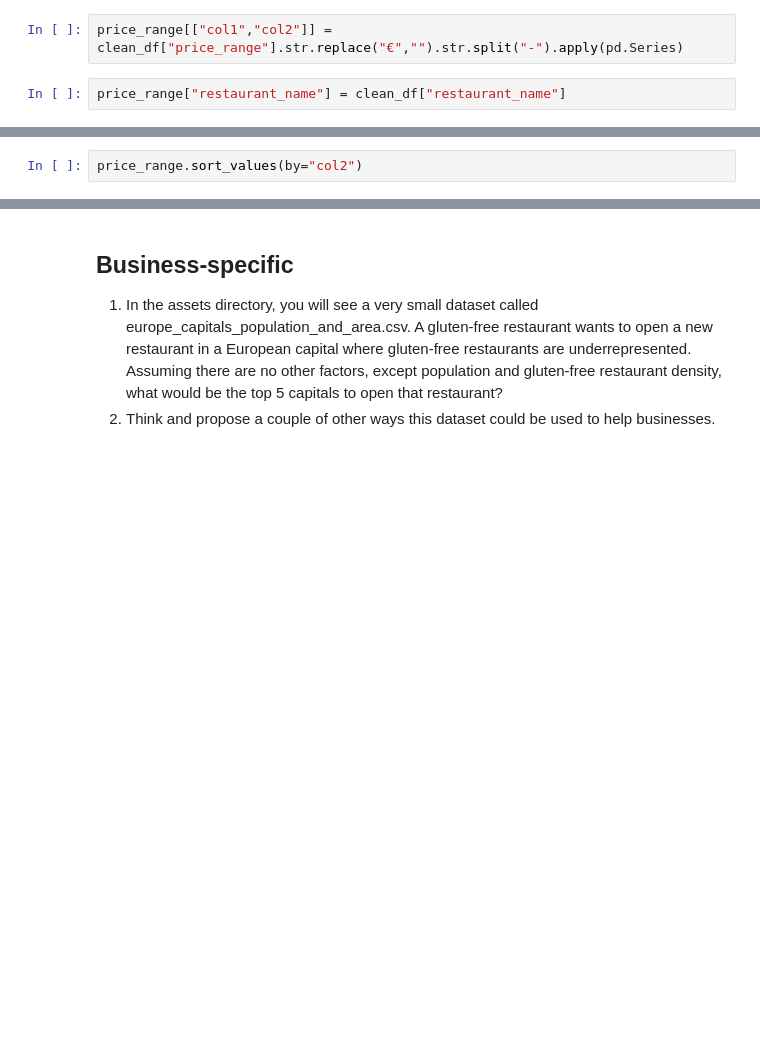
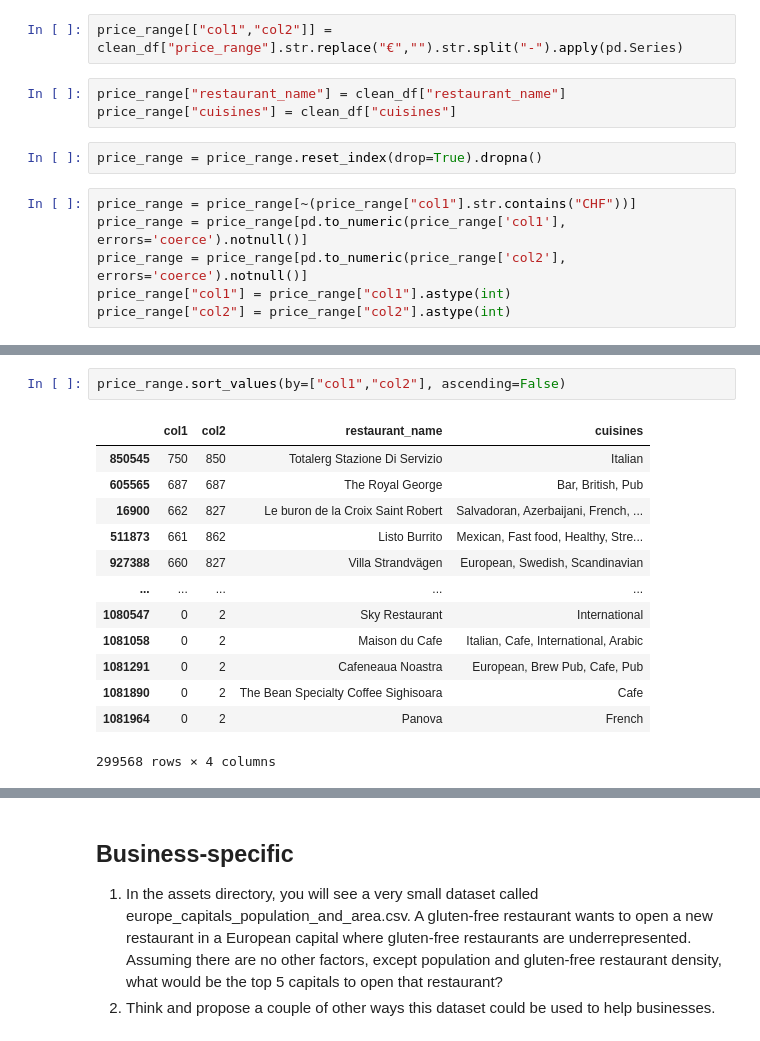
Before and after one commit to yunusemreemik/foodstyle_challenge, a Jupyter notebook: foodstyles_report.ipynb, the cells around one changed output, grey strips where cells are left out. Drawn from its saved outputs; the diff is of its cells as text; blank space fills up the shorter version.

```diff
--- a/foodstyles_report.ipynb
+++ b/foodstyles_report.ipynb
@@ -311,3 +397,12 @@ price_range = pd.DataFrame()
 price_range[["col1","col2"]] = clean_df["price_range"].str.replace("€","").str.split("-").apply(pd.Series)
 # %%
 price_range["restaurant_name"] = clean_df["restaurant_name"]
+price_range["cuisines"] = clean_df["cuisines"]
+# %%
+price_range = price_range.reset_index(drop=True).dropna()
+# %%
+price_range = price_range[~(price_range["col1"].str.contains("CHF"))]
+price_range = price_range[pd.to_numeric(price_range['col1'], errors='coerce').notnull()]
+price_range = price_range[pd.to_numeric(price_range['col2'], errors='coerce').notnull()]
+price_range["col1"] = price_range["col1"].astype(int)
+price_range["col2"] = price_range["col2"].astype(int)
@@ -314,2 +423,16 @@ price_range["restaurant_name"] = clean_df["restaurant_name"]
 # %%
-price_range.sort_values(by="col2")
+price_range.sort_values(by=["col1","col2"], ascending=False)
+# %% [output]
+|  | col1 | col2 | restaurant_name | cuisines |
+| 850545 | 750 | 850 | Totalerg Stazione Di Servizio | Italian |
+| 605565 | 687 | 687 | The Royal George | Bar, British, Pub |
+| 16900 | 662 | 827 | Le buron de la Croix Saint Robert | Salvadoran, Azerbaijani, French, ... |
+| 511873 | 661 | 862 | Listo Burrito | Mexican, Fast food, Healthy, Stre... |
+| 927388 | 660 | 827 | Villa Strandvägen | European, Swedish, Scandinavian |
+| ... | ... | ... | ... | ... |
+| 1080547 | 0 | 2 | Sky Restaurant | International |
+| 1081058 | 0 | 2 | Maison du Cafe | Italian, Cafe, International, Arabic |
+| 1081291 | 0 | 2 | Cafeneaua Noastra | European, Brew Pub, Cafe, Pub |
+| 1081890 | 0 | 2 | The Bean Specialty Coffee Sighisoara | Cafe |
+| 1081964 | 0 | 2 | Panova | French |
+299568 rows × 4 columns
```
Also changed, not shown: parts of 56 cells of this notebook, 8 other files.
